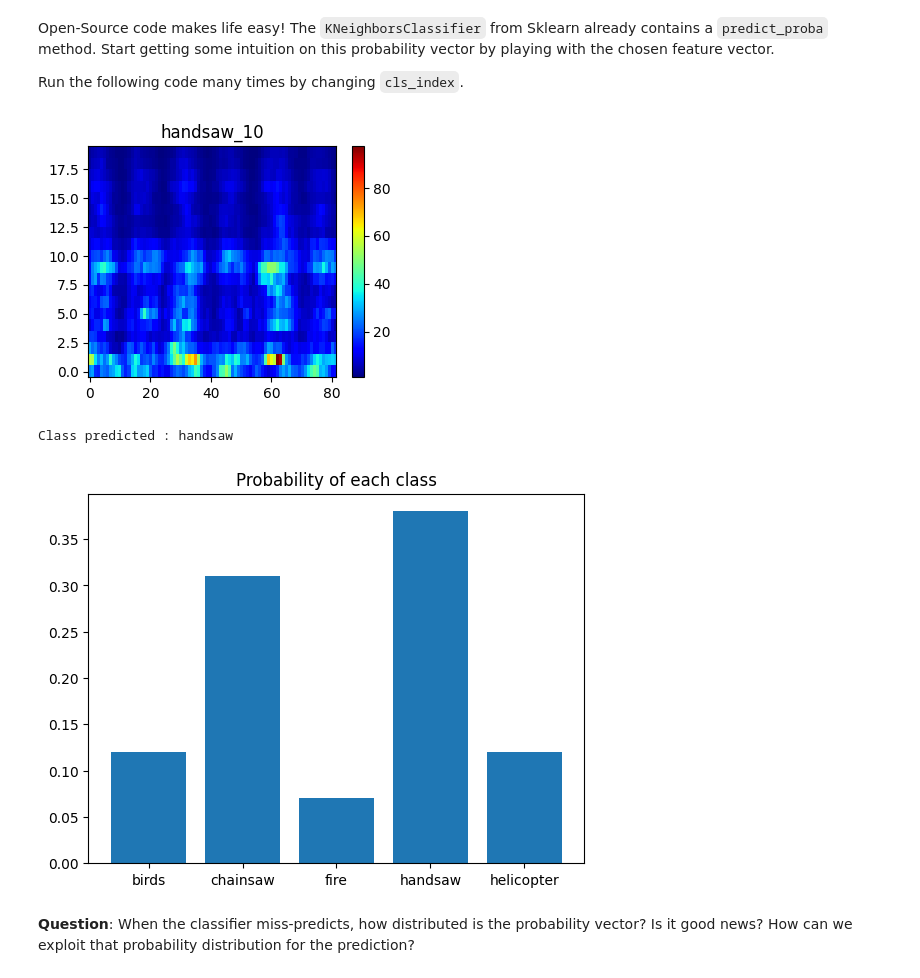
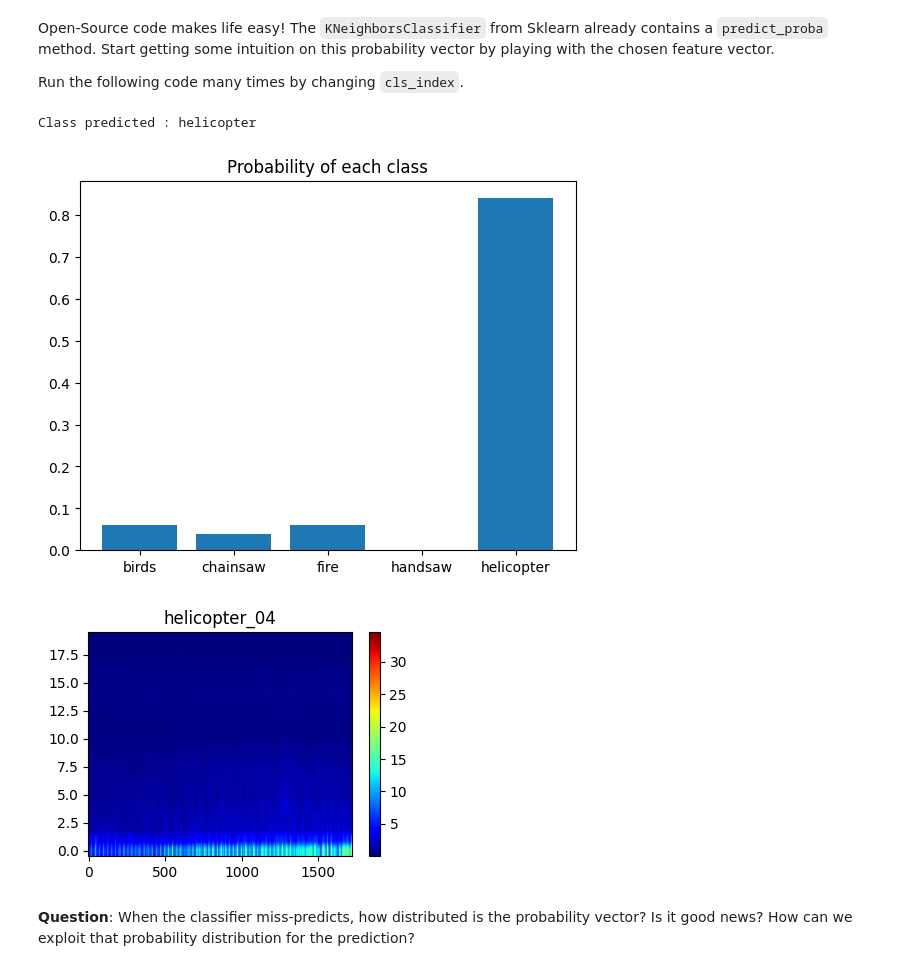
Before and after one commit to jucodavid/LELEC210X, a Jupyter notebook: classification/h5a3_confidence_and_memory.ipynb, the cells around one changed output. Saved outputs shown, nothing was run; the diff lists cells and outputs as text; code cells hidden in the pictures.

Commit message:
update uart-read.py and generate figures for R5

```diff
--- a/classification/h5a3_confidence_and_memory.ipynb
+++ b/classification/h5a3_confidence_and_memory.ipynb
@@ -76,29 +76,43 @@ Open-Source code makes life easy! The ``KNeighborsClassifier`` from Sklearn alre
 Run the following code many times by changing  ``cls_index``. <br>
 # %%
 ### TO RUN
-cls_index = ["handsaw", 10]
-myds.display(cls_index)
+cls_index = ["helicopter", 4]
+# myds.display(cls_index)
 thisfv = myds.__getitem__(cls_index).reshape(-1)
 
 # this artefact is necessary because the 'predict' function expects a matrix_like input.
 mat = np.zeros((2, len(thisfv)))
 mat[0] = thisfv
 #mat = StandardScaler().fit_transform(mat)
 prediction = model.predict(mat)
 print("Class predicted :", prediction[0])
 
 proba = model.predict_proba(mat)
 plt.figure()
 plt.bar(classnames, proba[0])
 plt.title("Probability of each class")
 plt.show()
 model_knn = model
 
-AudioUtil.play(AudioUtil.open(dataset[cls_index[0],cls_index[1]]))
+sound = AudioUtil.open(dataset[cls_index[0],cls_index[1]])
+sound = AudioUtil.normalize(sound,30)
+AudioUtil.play(sound)
+plt.figure(figsize=(4, 3))
+plt.imshow(
+    AudioUtil.melspectrogram(sound),
+    cmap="jet",
+    origin="lower",
+    aspect="auto",
+)
+plt.colorbar()
+plt.title(dataset.__getname__(cls_index))
+plt.tight_layout()
+plt.savefig(f"data\melspecgram_fig\{dataset.__getname__(cls_index)}.pdf")
+plt.show()
 # %% [output]
+Class predicted : helicopter
-[figure, old version]
+[figure, new version]
-Class predicted : handsaw
-[figure, old version]
+[figure, new version]
 # %% [markdown]
 **Question**:
 When the classifier miss-predicts, how distributed is the probability vector? Is it good news? How can we exploit that probability distribution for the prediction?
```
Also changed, not shown: parts of 1 cell of this notebook, 38 other files.
